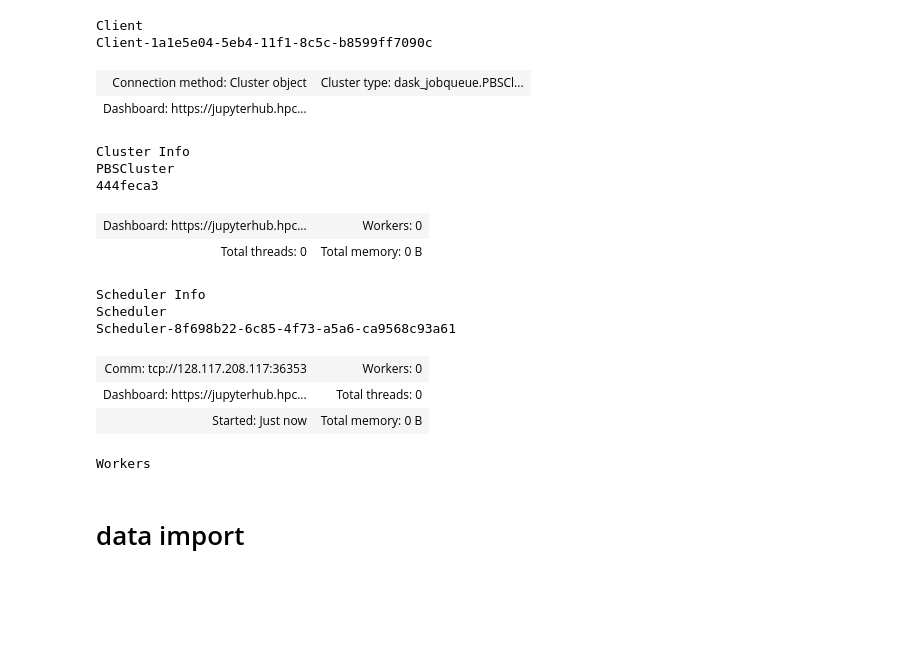
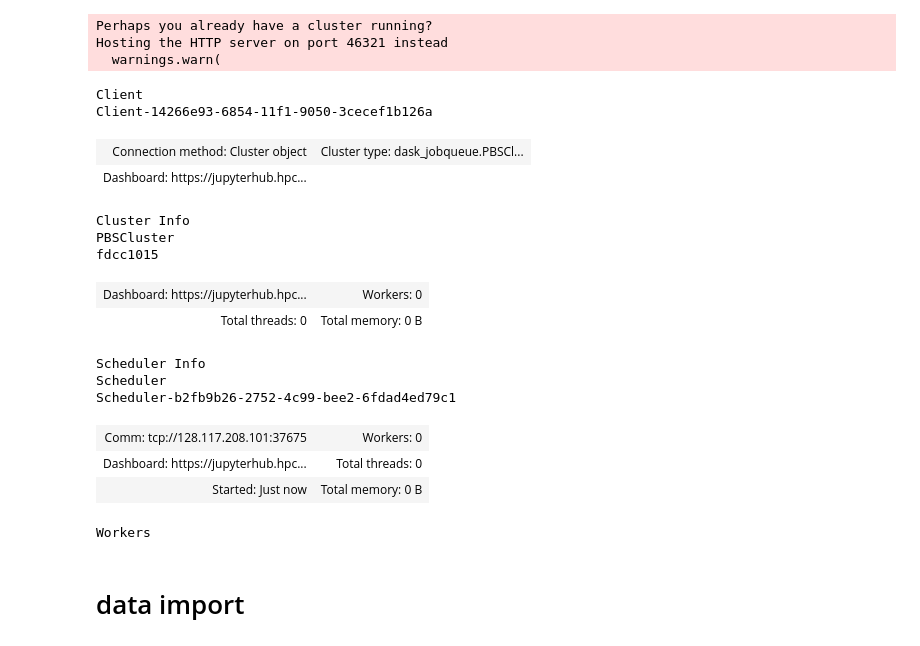
Before and after one commit to allan3prez/Caribe_Heat_AN, a Jupyter notebook: Heat_index/ERA5_hi.ipynb, the cells around one changed output. Saved outputs shown, nothing was run; the diff lists cells and outputs as text; code cells hidden in the pictures; blank space fills up the shorter version.

```diff
--- a/Heat_index/ERA5_hi.ipynb
+++ b/Heat_index/ERA5_hi.ipynb
@@ -8,33 +8,36 @@ import cartopy.crs as ccrs
 # %%
 cluster = PBSCluster(
     cores=1,
     memory='32GB',
     processes=1,
     queue='casper',
     local_directory='$TMPDIR',
     account='P93300313',
     walltime='2:00:00'
 )
-cluster.scale(jobs=10)
+cluster.scale(jobs=5)
 client = Client(cluster)
 client
 # %% [output]
-Client
-Client-1a1e5e04-5eb4-11f1-8c5c-b8599ff7090c
+Perhaps you already have a cluster running?
+Hosting the HTTP server on port 46321 instead
+  warnings.warn(
+Client
+Client-14266e93-6854-11f1-9050-3cecef1b126a
 | Connection method: Cluster object | Cluster type: dask_jobqueue.PBSCl... |
 | Dashboard: https://jupyterhub.hpc... |  |
-Cluster Info
-PBSCluster
-444feca3
+Cluster Info
+PBSCluster
+fdcc1015
 | Dashboard: https://jupyterhub.hpc... | Workers: 0 |
 | Total threads: 0 | Total memory: 0 B |
-Scheduler Info
-Scheduler
-Scheduler-8f698b22-6c85-4f73-a5a6-ca9568c93a61
+Scheduler Info
+Scheduler
+Scheduler-b2fb9b26-2752-4c99-bee2-6fdad4ed79c1
-| Comm: tcp://128.117.208.117:36353 | Workers: 0 |
+| Comm: tcp://128.117.208.101:37675 | Workers: 0 |
 | Dashboard: https://jupyterhub.hpc... | Total threads: 0 |
 | Started: Just now | Total memory: 0 B |
-Workers
+Workers
 # %%
 def calc_RH(T, Td):
     # Using August-Roche-Magnus approximation for sat. vapor pressure
```
Also changed, not shown: parts of 5 cells of this notebook, 5 other files.
